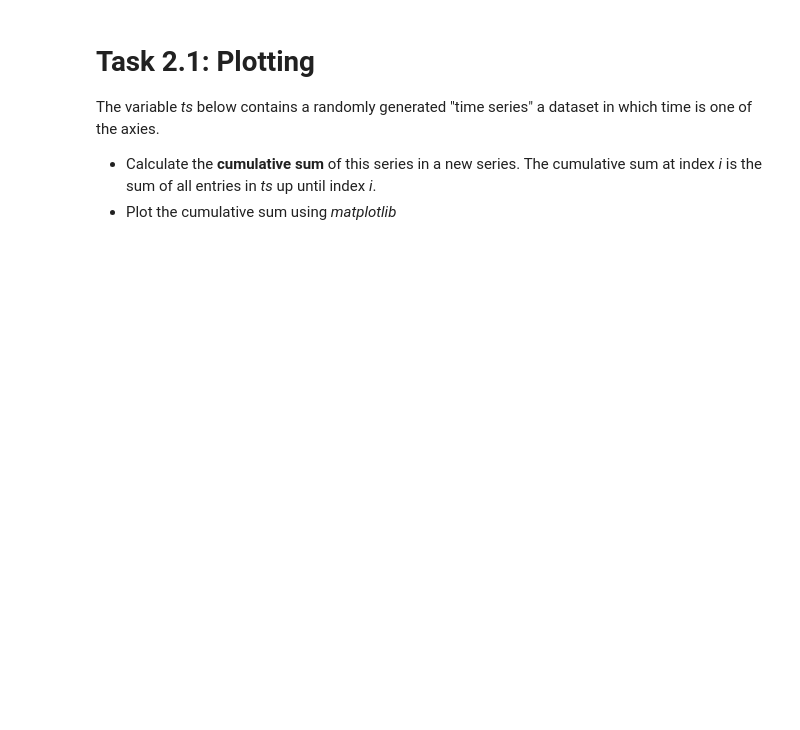
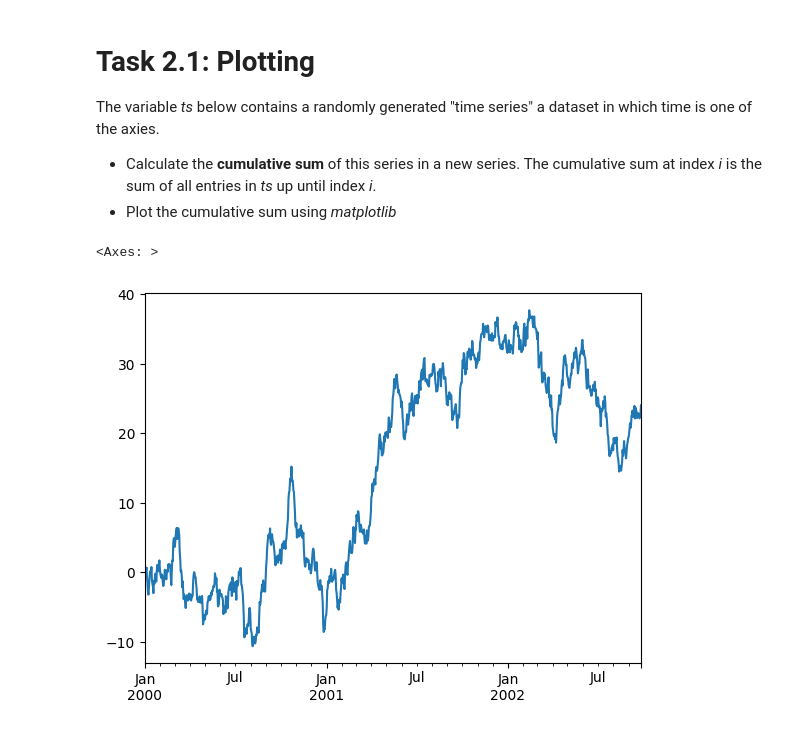
Before and after one commit to Yara-Cordero/M256_YaCor, a Jupyter notebook: Day 1/02_pandasintro.ipynb, the cells around one changed output. Drawn from its saved outputs; the diff is of its cells as text; code cells hidden in the pictures; blank space fills up the shorter version.

```diff
--- a/Day 1/02_pandasintro.ipynb
+++ b/Day 1/02_pandasintro.ipynb
@@ -102,6 +112,11 @@ The variable *ts* below contains a randomly generated "time series" a dataset in
 # %%
 import matplotlib.pyplot as plt
 ts = pd.Series(np.random.randn(1000), index=pd.date_range("1/1/2000", periods=1000))
+ts = ts.cumsum()
+ts.plot()
+# %% [output]
+<Axes: >
+[figure, added]
 # %% [markdown]
 # Task 2.2:
 
```
Also changed, not shown: parts of 7 cells of this notebook.
